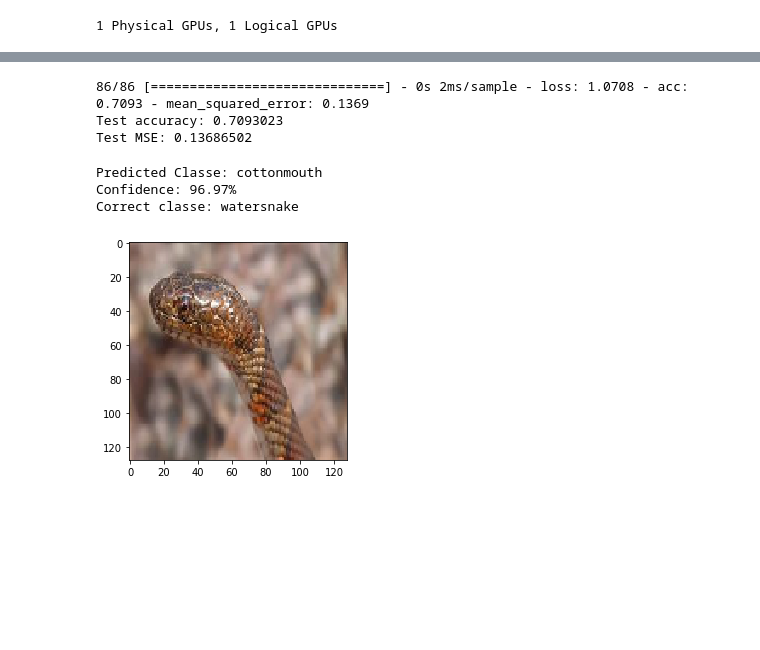
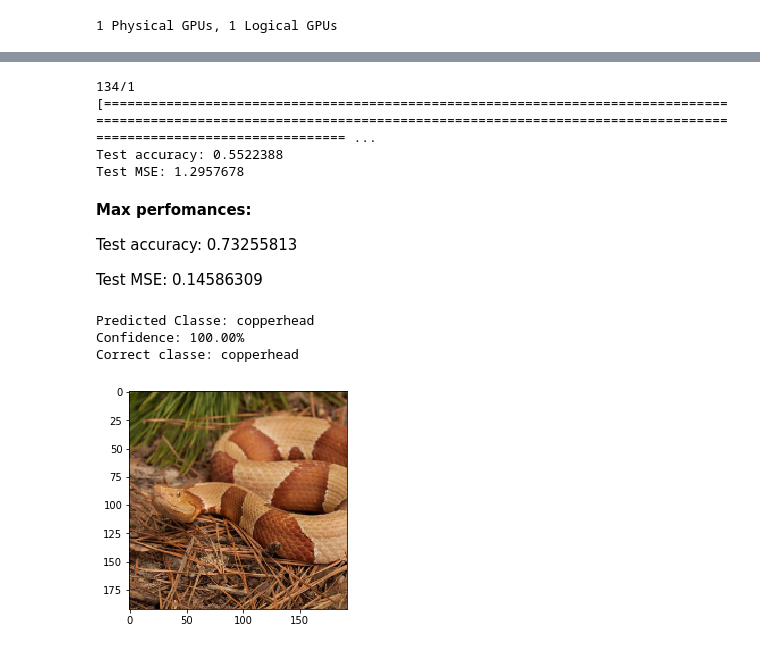
Before and after one commit to MehdiN/snakes-classification, a Jupyter notebook: Covolutional Neural Netwok.ipynb, the cells around one changed output, grey strips where cells are left out. Saved outputs shown, nothing was run; the diff lists cells and outputs as text; code cells hidden in the pictures; blank space fills up the shorter version.

```diff
--- a/Covolutional Neural Netwok.ipynb
+++ b/Covolutional Neural Netwok.ipynb
@@ -43,6 +90,6 @@ cnn.add(Dense(3, activation=tf.nn.softmax))
 # %%
 adam = K.optimizers.Adam(learning_rate=0.0005, beta_1=0.9, beta_2=0.999, amsgrad=False)
 
-cnn.compile(optimizer=adam,
-              loss='categorical_crossentropy',
-              metrics=['accuracy',K.metrics.mse])
+model.compile(optimizer=adam,
+              loss='sparse_categorical_crossentropy',
+              metrics=['accuracy',"mse"])
@@ -72,0 +96,5 @@ Epoch 50/50
+# %%
+early_stop = K.callbacks.EarlyStopping(monitor='accuracy',patience=3,mode="max")
+callbacks = [early_stop]
+# %%
+history = model.fit(x_train, y_train, epochs=25,batch_size=1,callbacks=callbacks)
@@ -78,27 +124,33 @@ plt.plot(history.history['loss'])
 # %%
-test_loss, test_acc, test_mse = cnn.evaluate(X_dev, Y_dev.T)
+test_loss, test_acc, test_mse = model.evaluate(x_val, y_val)
 
 print('Test accuracy:', test_acc)
 print('Test MSE:', test_mse)
 # %% [output]
-86/86 [==============================] - 0s 2ms/sample - loss: 1.0708 - acc: 0.7093 - mean_squared_error: 0.1369
-Test accuracy: 0.7093023
-Test MSE: 0.13686502
+134/1 [================================================================================================================================================================================================= ...
+Test accuracy: 0.5522388
+Test MSE: 1.2957678
+# %% [markdown]
+**Max perfomances:**
+
+Test accuracy: 0.73255813
+
+Test MSE: 0.14586309
 # %%
-predictions = cnn.predict(X_dev)
+predictions = model.predict(x_val)
 # %%
 classes = ["copperhead","cottonmouth","watersnake"]
 # %%
-idx = np.random.randint(0,dev_set_input.shape[0])
-plt.imshow(dev_set_input[idx])
+idx = np.random.randint(0,test_input.shape[0])
+plt.imshow(test_input[idx])
 print("Predicted Classe: {}".format(classes[np.argmax(predictions[idx,:])]))
 print("Confidence: {0:.2f}%".format(100*predictions[idx,:].max()))
-print("Correct classe: {}".format(classes[np.where(Y_dev[:,idx]==1)[0][0]]))
+print("Correct classe: {}".format(classes[int(y_val[idx])]))
 # %% [output]
-Predicted Classe: cottonmouth
-Confidence: 96.97%
-Correct classe: watersnake
+Predicted Classe: copperhead
+Confidence: 100.00%
+Correct classe: copperhead
-[figure, old version]
+[figure, new version]
 # %%
 import os
 from PIL import Image
```
Also changed, not shown: parts of 19 cells of this notebook, 2 other files.
